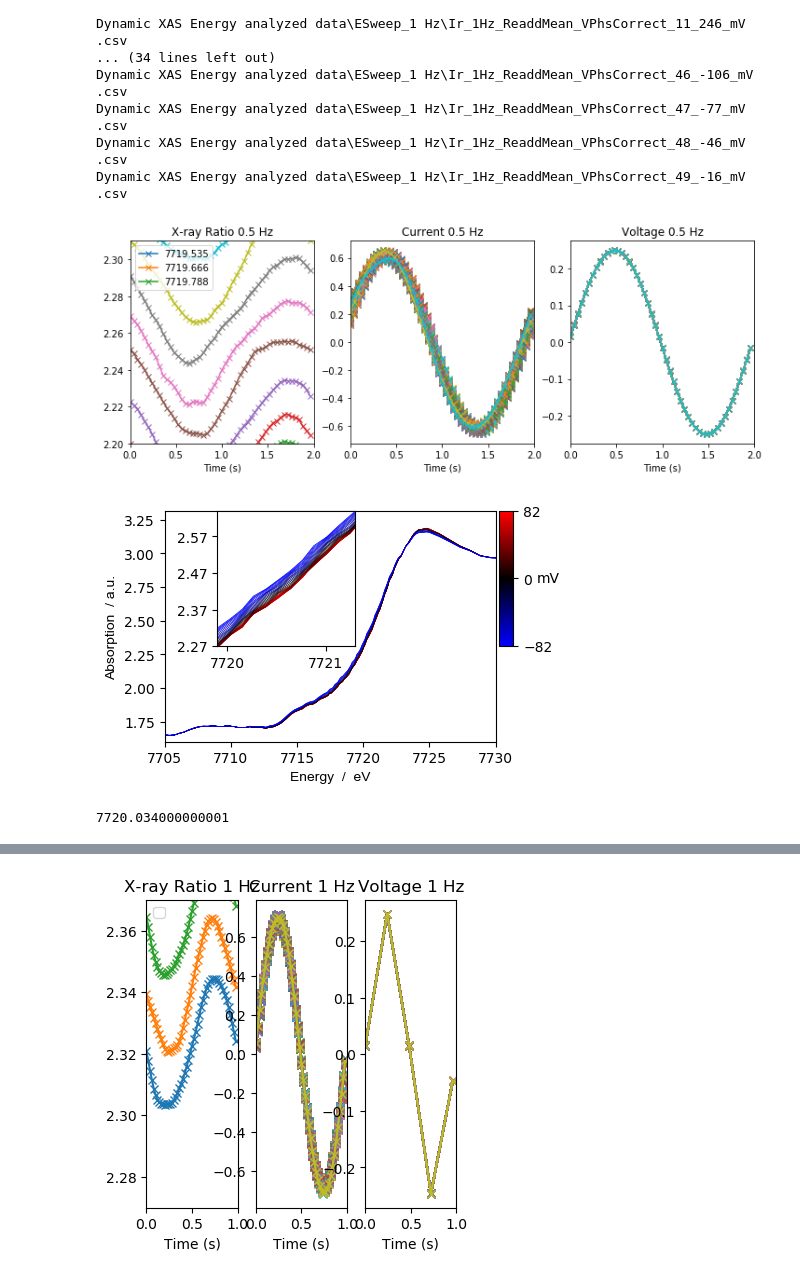
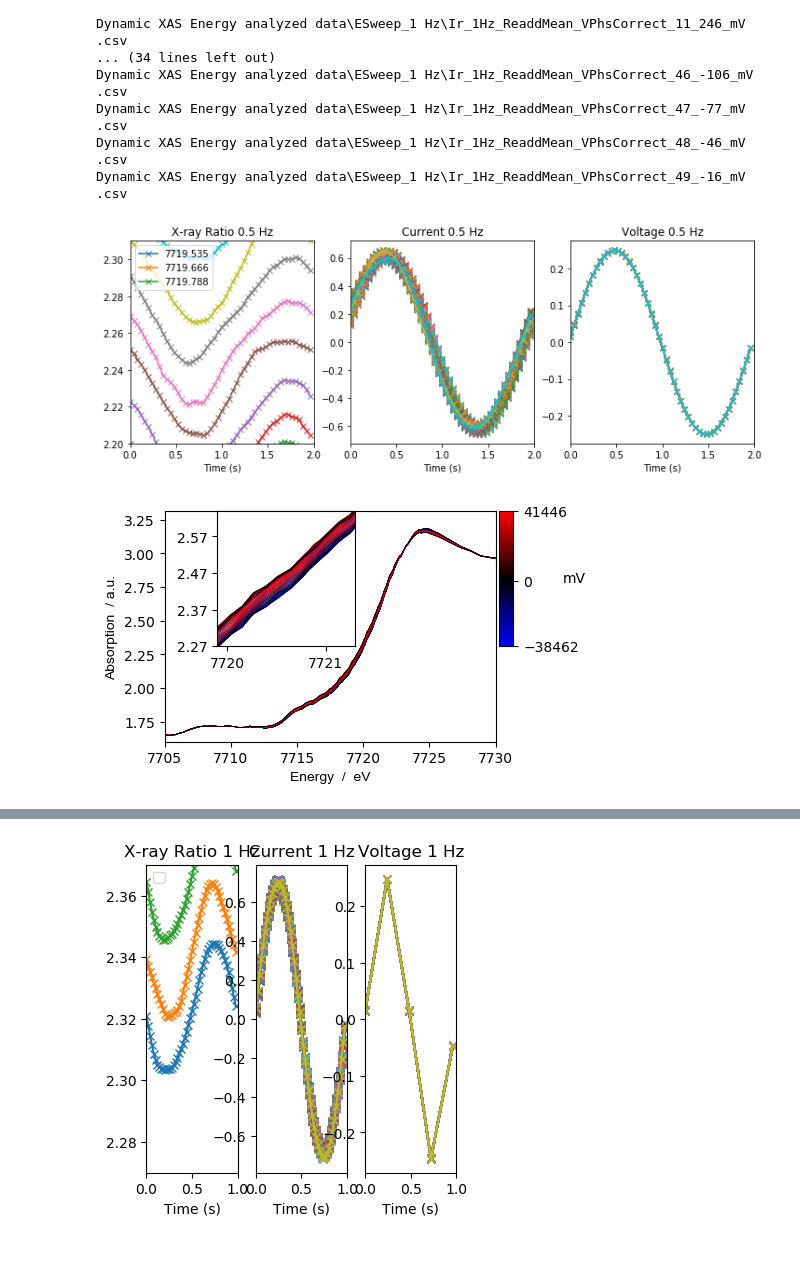
Before and after one commit to BGerwe/Xray-Project, a Jupyter notebook: dynamic XAS Energy spectra.ipynb, the cells around one changed output, grey strips where cells are left out. Cells and saved outputs as stored; diff of their text form; code cells hidden in the pictures.

```diff
--- a/dynamic XAS Energy spectra.ipynb
+++ b/dynamic XAS Energy spectra.ipynb
@@ -75,7 +75,7 @@ def colorfun(V,Max=1):
         B=-V/Max
     return (R,G,B)
 # %%
-def fullanalyze(data, fa, dec, PhsCor="VPhs"):
+def fullanalyze(data, fa, dec, PhsCor="VPhs",Rohm=63.97):
     #Reads data, subtracts mean from current (J) and voltage (V) signals but not from X-ray ratio (Ir)
     #Adjusts phase of all signals to mimic a sine wave
     #Decimates by a factor "dec" to reduce sampling rate (e.g. 5000 samples becomes 50 with dec=100)
@@ -93,6 +93,12 @@ def fullanalyze(data, fa, dec, PhsCor="VPhs"):
     datan=np.array([data['Time'],submean(Ir),submean(data['J']),submean(data['V']),
                     submean(data['Io']),submean(data['If'])])
 
+    if PhsCor=="EtaPhs":
+        Rohm=63.97
+        eta=datan[3,:,None]-datan[2,:,None]*Rohm/100
+        datan=np.concatenate((datan,eta.T),axis=0)
+
+
     Ns=datan[0,:].size
     dt=datan[0,1]
 
@@ -107,6 +113,9 @@ def fullanalyze(data, fa, dec, PhsCor="VPhs"):
     angadj=fftang[2,int(bin1[1])]+np.pi/2 #Voltage phase correction
     angadj2=fftang[0,int(bin1[1])]+np.pi/2 #Ir phase correction
     angadj3=fftang[1,int(bin1[1])]+np.pi/2 #J phase correction
+
+    if PhsCor=="EtaPhs":
+        angadj4=fftang[5,int(bin1[1])]+np.pi/2 #Eta phase correction
 
     fftang2=fftang.copy()
 
@@ -123,6 +132,9 @@ def fullanalyze(data, fa, dec, PhsCor="VPhs"):
         fftang2[2,:int(Ns/2)]=fftang[2,:int(Ns/2)]+angadj #adjusting negative frequencies for V
         fftang2[1,int(Ns/2):]=fftang[1,int(Ns/2):]-angadj3 #adjusting positive frequencies for J
         fftang2[1,:int(Ns/2)]=fftang[1,:int(Ns/2)]+angadj3 #adjusting negative frequencies for J
+    elif PhsCor=="EtaPhs":
+        fftang2[:,int(Ns/2):]=fftang[:,int(Ns/2):]-angadj4 #adjusting positive frequencies
+        fftang2[:,:int(Ns/2)]=fftang[:,:int(Ns/2)]+angadj4 #adjusting negative frequencies
     else:
         print(PhsCor+ ' is an invalid selection for PhsCor variable.')
         return
@@ -138,6 +150,7 @@ def fullanalyze(data, fa, dec, PhsCor="VPhs"):
     J=dataffti[2,:]
     Io=dataffti[3,:]
     If=dataffti[4,:]
+    Et=dataffti[5,:]
 
     # fa=0.5
     # dec=2000
@@ -149,6 +162,7 @@ def fullanalyze(data, fa, dec, PhsCor="VPhs"):
     Jav=sigavg(decimate(J,decfac=dec),freq=fa,sampf=fs/dec,decfac=dec)
     Ioav=sigavg(decimate(Io,decfac=dec),freq=fa,sampf=fs/dec,decfac=dec)
     Ifav=sigavg(decimate(If,decfac=dec),freq=fa,sampf=fs/dec,decfac=dec)
+    Etav=sigavg(decimate(Et,decfac=dec),freq=fa,sampf=fs/dec,decfac=dec)
 
 #     print(angadj)#,angadj2,angadj3)
 #     print(fftang2[0,(bina-2):(bina+2)],fftang2[1,bina-2:bina+2],fftang2[2,bina-2:bina+2])
@@ -157,7 +171,7 @@ def fullanalyze(data, fa, dec, PhsCor="VPhs"):
     Ioav=Ioav+Iomean
     Ifav=Ifav+Ifmean
 
-    datav=np.array([[tav,Iav,Vav,Jav,Ioav,Ifav]])
+    datav=np.array([[tav,Iav,Vav,Jav,Ioav,Ifav,Etav]])
     del data
     return datav
 
@@ -227,11 +241,11 @@ def plotXANES(Edata,data,start=0,stop=0,marker='.',in_adjs=[0,0,.1,0,0,.02,0,0],
     mpl.rcParams['legend.fontsize']=10
     mpl.rcParams['axes.labelsize']=10
 
-    if UseEta==True:
-        data=CalcEta(data)
+#     if UseEta==True:
+#         data=CalcEta(data)
 
     AbsMax=np.max(data[:,1,0])
-    AbsMin=np.round(np.real(data[np.argwhere(Edum[:,0]>=startE)[0][0],1,0]),2) #np.min(data[:,1,0])
+    AbsMin=np.round(np.real(data[np.argwhere(Edata[:,0]>=startE)[0][0],1,0]),2) #np.min(data[:,1,0])
 
     if UseEta==False:
         MaxV=int(round(np.max(data[0,3,:])*1000,0))
@@ -253,8 +267,8 @@ def plotXANES(Edata,data,start=0,stop=0,marker='.',in_adjs=[0,0,.1,0,0,.02,0,0],
         else:
             f_ax1.plot(Edata[:,n],data[:,1,n].T,
                      color=(colorfun(data[0,-1,n],np.max(np.abs(data[0,-1,:])))),
-                     linestyle='-',linewidth=.3,marker='',markersize=3,
-                       label=str(str(data[n,3,0])+' mV'))
+                     linestyle='-',linewidth=.3,marker='',markersize=3)
+                       #label=str(str(data[n,3,0])+' mV'))
     f_ax1.set(xlim=[startE,stopE],ylim=[.97*AbsMin,1.05*AbsMax])#,yticks=[])
     f_ax1.set_ylabel(r'Absorption  / a.u.',**title_font)
     f_ax1.set_xlabel(r'Energy  /  eV',**title_font)
@@ -273,8 +287,8 @@ def plotXANES(Edata,data,start=0,stop=0,marker='.',in_adjs=[0,0,.1,0,0,.02,0,0],
         else:
             f_ax2.plot(Edata[:,n],data[:,1,n].T,
                      color=(colorfun(data[0,-1,n],np.max(np.abs(data[0,-1,:])))),
-                     linestyle='-',linewidth=.5,marker=marker,markersize=3,
-                       label=str(str(data[n,3,0])+' mV'))
+                     linestyle='-',linewidth=.5,marker=marker,markersize=3)
+                       #label=str(str(data[n,3,0])+' mV'))
     f_ax2.set(xlim=[startInE,stopInE])
 
     ## Choosing plot limits for inset
@@ -320,7 +334,7 @@ def plotXANES(Edata,data,start=0,stop=0,marker='.',in_adjs=[0,0,.1,0,0,.02,0,0],
 
     return fig
 
-def CalcEta(data,Zparams=[63.97,47.43,0.0066108,.932]):
+def CalcEta(data,Rohm=63.97,Zparams=[63.97,47.43,0.0066108,.932]):
     R1=Zparams[0]
     R2=Zparams[1]
     Q=Zparams[2]
@@ -329,7 +343,9 @@ def CalcEta(data,Zparams=[63.97,47.43,0.0066108,.932]):
     freq=1/(data[0,0,-1]+data[0,0,1])
 
     V=data[0,3,:,None].T
-    eta=np.real(V)*np.abs(R2/(R1*(1+(2*np.pi*freq*1j*Q)**a*R2)+R2))
+    I=data[0,2,:,None].T
+#     eta=np.real(V)*np.abs(R2/(R1*(1+(2*np.pi*freq*1j*Q)**a*R2)+R2))
+    eta=V-I*Rohm
     data=np.concatenate((data,np.tile(eta,(data.shape[0],1,1))),axis=1)
 
     return data
@@ -663,9 +559,9 @@ Dynamic XAS Energy analyzed data\ESweep_1 Hz\Ir_1Hz_ReaddMean_VPhsCorrect_48_-46
 Dynamic XAS Energy analyzed data\ESweep_1 Hz\Ir_1Hz_ReaddMean_VPhsCorrect_49_-16_mV .csv
 # %%
 fhead=r'C:\Users\shadd\OneDrive\Documents\Python\fr_XAS\Dynamic XAS Energy analyzed data'
-path1=fhead+r'\ESweep0_5Hz_ReaddMean_VPhsCorrect_Dec2000.txt'
+path1=fhead+r'\ESweep0_5Hz_ReaddMean_VPhsCorrect_RawXray_Dec2000_Hold.txt'
 
-dum1=readolddata(path1,2000,0.5,4)
+dum1=readolddata(path1,2000,0.5,6)
 
 
 Irmeans=np.array([np.mean(dum1[:,1,:],axis=1)]).T
@@ -692,32 +588,32 @@ ax1.set_xlim(0,2)
 ax1.set_ylim(2.2,2.31)
 ax1.set_title('X-ray Ratio 0.5 Hz')
 ax1.set_xlabel('Time (s)')
 ax1.legend(np.round(Edum[85:88,0],3),loc='upper left')
 # ax1.set_ylabel('Absorbance (a.u.)')
 
 ax1=fig.add_subplot(132)
 ax1.plot(dum1[:,0,:].T,dum1[:,2,:].T,'-x')
 ax1.set_xlim(0,2)
 ax1.set_title('Current 0.5 Hz')
 ax1.set_xlabel('Time (s)')
 # ax1.set_ylabel('Voltage (V)')
 
 ax1=fig.add_subplot(133)
 ax1.plot(dum1[:,0,:].T,dum1[:,3,:].T,'-x')
 ax1.set_xlim(0,2)
 # ax1.set_ylim(-.0001,.0001)
 ax1.set_title('Voltage 0.5 Hz')
 ax1.set_xlabel('Time (s)')
 # ax1.legend(dum1[:,3,0],loc='upper left')
 # ax1.set_ylabel('Voltage (V)')
 
 plt.show()
 # plt.savefig('0_5 Hz Time Domain Plots Voltage Phs.png')
 
 plt0=plotXANES(Edum,np.real(dum1),startE=7705,stopE=7730,startInE=7720,stopInE=7721.5,
-               start=12,stop=12,in_adjs=[0,-.6,1,.05,-.18,.1,-.1,0],size=(4.5,3),UseEta=True,marker='')
+               start=0,stop=0,in_adjs=[0,-.6,1,.05,-.18,.1,-.1,0],size=(4.5,3),UseEta=True,marker='')
 # plt0.savefig('0_5 Hz X-ray Spectra Voltage Phs.png',bbox_inches='tight',dpi=500)
 # plt.savefig('0_5 Hz X-ray Spectra Voltage Phs.png',format='png')
 # %% [output]
 [figure]
-[figure, old version]
+[figure, new version]
@@ -728,5 +620 @@ dum3=CalcEta(dum3)
-# %%
-Elist[89]
-# %% [output]
-7720.034000000001
 # %%
```
Also changed, not shown: parts of 10 cells of this notebook.
